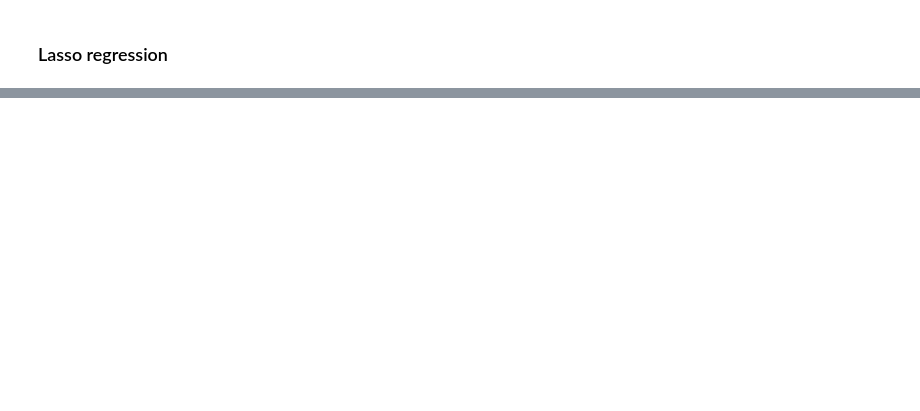
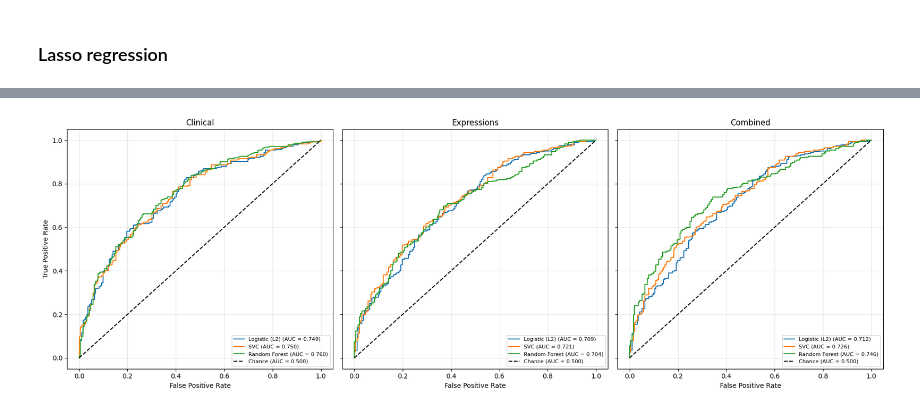
Before and after one commit to pntnguyen/ML_GCSP, a Jupyter notebook: note.ipynb, the cells around one changed output, grey strips where cells are left out. Saved outputs shown, nothing was run; the diff lists cells and outputs as text; code cells hidden in the pictures; blank space fills up the shorter version.

```diff
--- a/note.ipynb
+++ b/note.ipynb
@@ -401,0 +686,62 @@ Mean Test Accuracy : 0.707983193277311
+# %%
+import pandas as pd
+import matplotlib.pyplot as plt
+from sklearn.metrics import roc_curve, roc_auc_score
+
+def get_score(model, X):
+    """Return continuous scores for ROC, aligning X to the columns the model was fit on."""
+    # reorder/select test columns to exactly match training columns (fixes name/order errors)
+    if isinstance(X, pd.DataFrame) and hasattr(model, "feature_names_in_"):
+        X = X[list(model.feature_names_in_)]
+
+    # prefer decision_function (logistic, SVC); fall back to predict_proba (random forest)
+    if hasattr(model, "decision_function"):
+        return model.decision_function(X)
+    return model.predict_proba(X)[:, 1]
+
+
+def plot_roc_facets(facets, y, figsize=(18, 6)):
+    fig, axes = plt.subplots(1, len(facets), figsize=figsize, sharey=True)
+    axes = [axes] if len(facets) == 1 else axes
+
+    for ax, (title, (models, X)) in zip(axes, facets.items()):
+        for name, model in models.items():
+            try:
+                score = get_score(model, X)
+            except Exception as e:
+                raise RuntimeError(f"Failed on facet '{title}', model '{name}': {e}") from e
+
+            fpr, tpr, _ = roc_curve(y, score)
+            auc = roc_auc_score(y, score)
+            ax.plot(fpr, tpr, label=f"{name} (AUC = {auc:.3f})")
+
+        ax.plot([0, 1], [0, 1], "k--", label="Chance (AUC = 0.500)")
+        ax.set(title=title, xlabel="False Positive Rate")
+        ax.legend(loc="lower right", fontsize=8)
+        ax.grid(alpha=0.3)
+
+    axes[0].set_ylabel("True Positive Rate")
+    plt.tight_layout()
+    return fig
+
+
+facets = {
+    "Clinical": (
+        {"Logistic (L2)": logistic_clinical_l2, "SVC": svc_clinical, "Random Forest": rf_clinical},
+        X_test,
+    ),
+    "Expressions": (
+        {"Logistic (L2)": logistic_expression_l2, "SVC": svc_expression, "Random Forest": rf_expression},
+        X_expression_test,
+    ),
+    "Combined": (
+        {"Logistic (L2)": logistic_combined_l2, "SVC": svc_combined, "Random Forest": rf_combined},
+        X_combined_test,
+    ),
+}
+
+fig = plot_roc_facets(facets, y_test)
+fig.savefig("roc_facets.png", dpi=300, bbox_inches="tight")
+plt.show()
+# %% [output]
+[figure, added]
```
Also changed, not shown: parts of 65 cells of this notebook, 37 other files.
